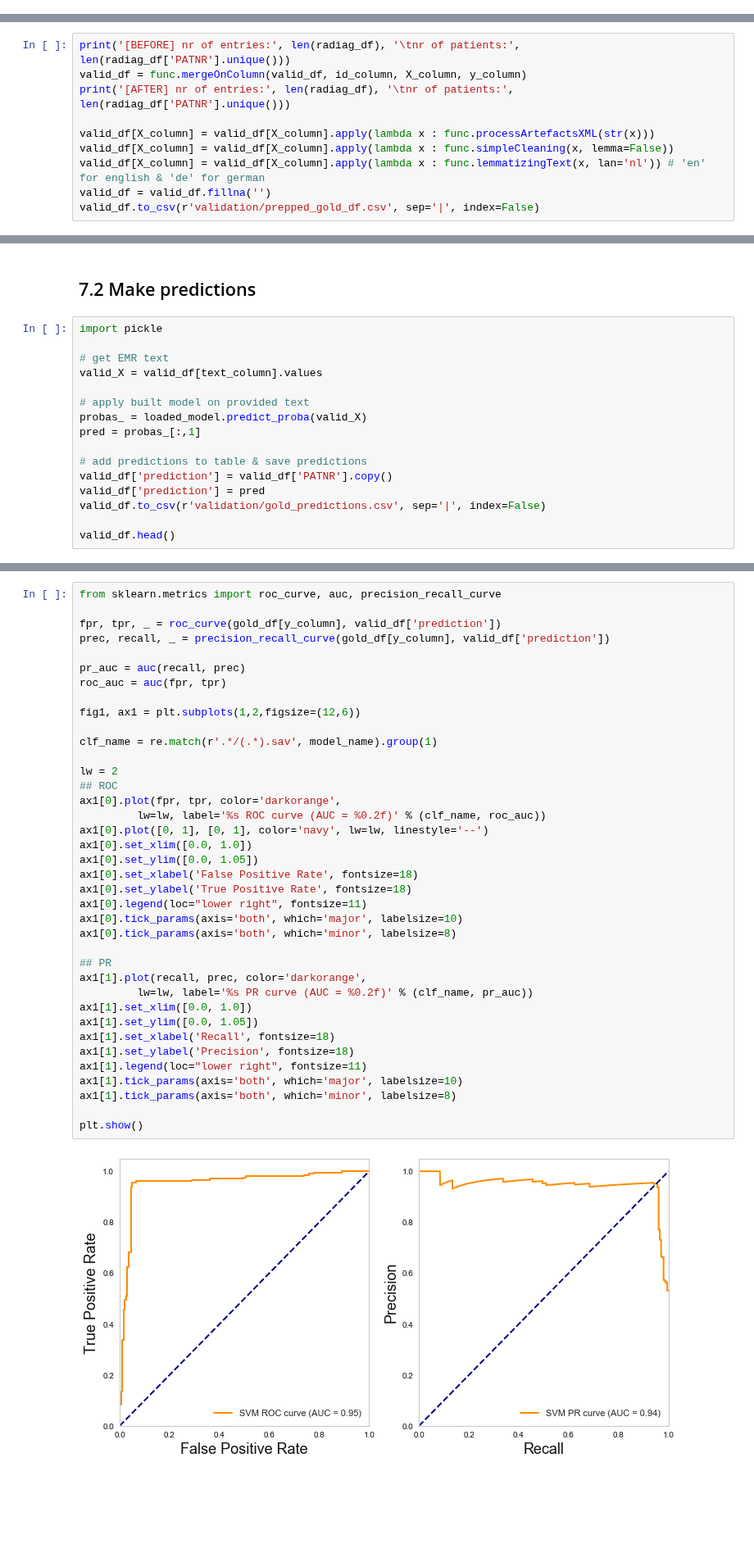
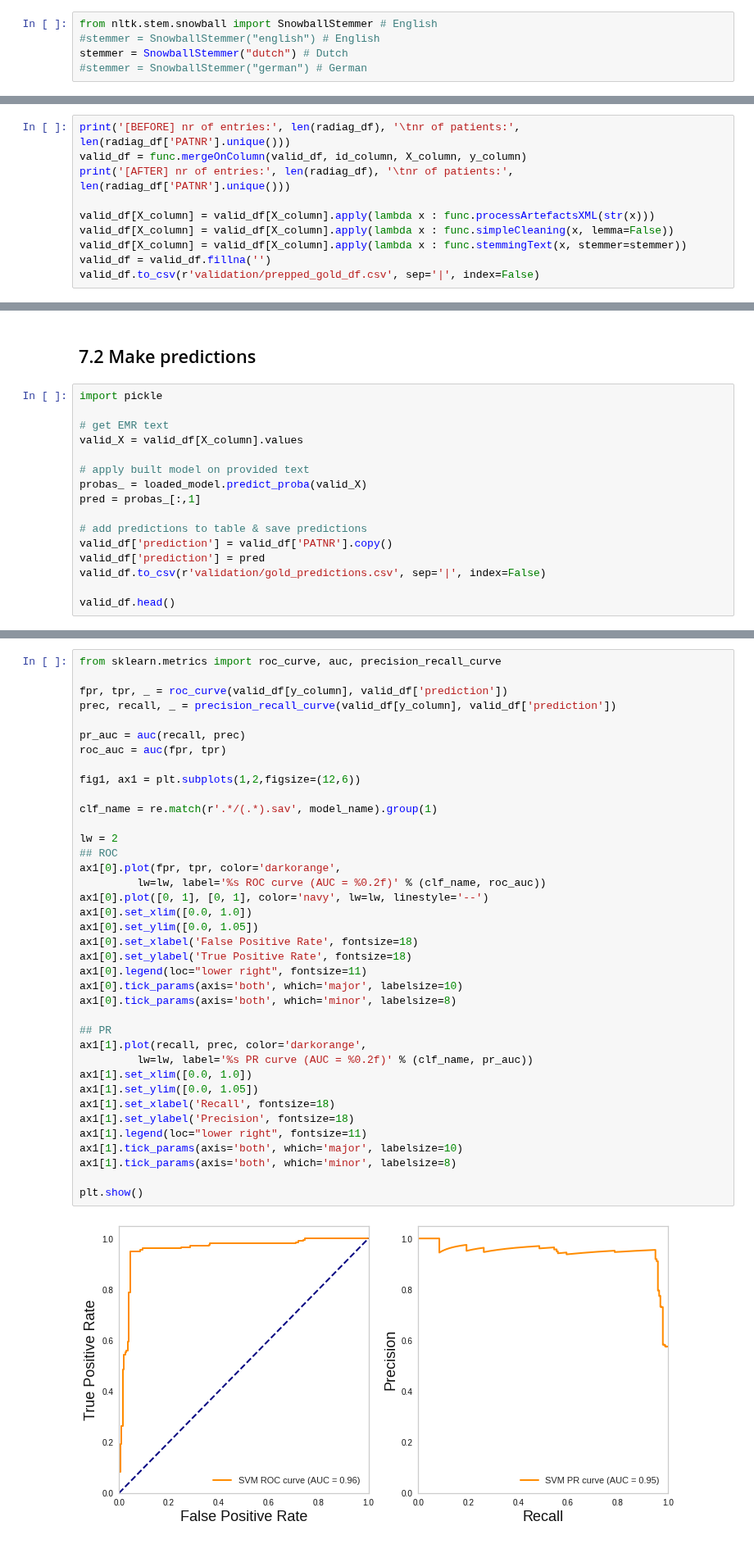
Before and after one commit to levrex/DiagnosisExtraction_ML, a Jupyter notebook: Notebook_Diagnosis_Extraction.ipynb, the cells around one changed output, grey strips where cells are left out. Shown at 82% size. Cells and saved outputs as stored; diff of their text form; blank space fills up the shorter version.

```diff
--- a/Notebook_Diagnosis_Extraction.ipynb
+++ b/Notebook_Diagnosis_Extraction.ipynb
@@ -152,0 +138,5 @@ radiag_df.to_csv(r'sample_data/autocorrect_dummydata.csv', sep='|', index=False)
+# %%
+from nltk.stem.snowball import SnowballStemmer # English
+#stemmer = SnowballStemmer("english") # English
+stemmer = SnowballStemmer("dutch") # Dutch
+#stemmer = SnowballStemmer("german") # German
@@ -586,7 +609,7 @@ print('[AFTER] nr of entries:', len(radiag_df), '\tnr of patients:', len(radiag_
 
 valid_df[X_column] = valid_df[X_column].apply(lambda x : func.processArtefactsXML(str(x)))
 valid_df[X_column] = valid_df[X_column].apply(lambda x : func.simpleCleaning(x, lemma=False))
-valid_df[X_column] = valid_df[X_column].apply(lambda x : func.lemmatizingText(x, lan='nl')) # 'en' for english & 'de' for german
+valid_df[X_column] = valid_df[X_column].apply(lambda x : func.stemmingText(x, stemmer=stemmer))
 valid_df = valid_df.fillna('')
 valid_df.to_csv(r'validation/prepped_gold_df.csv', sep='|', index=False)
 # %% [output]
@@ -598,7 +621,7 @@ valid_df.to_csv(r'validation/prepped_gold_df.csv', sep='|', index=False)
 import pickle
 
 # get EMR text
-valid_X = valid_df[text_column].values
+valid_X = valid_df[X_column].values
 
 # apply built model on provided text
 probas_ = loaded_model.predict_proba(valid_X)
@@ -625,8 +648,8 @@ Assess the performance of the model on the gold standard EHR-set by comparing th
 # %%
 from sklearn.metrics import roc_curve, auc, precision_recall_curve
 
-fpr, tpr, _ = roc_curve(gold_df[y_column], valid_df['prediction'])
-prec, recall, _ = precision_recall_curve(gold_df[y_column], valid_df['prediction'])
+fpr, tpr, _ = roc_curve(valid_df[y_column], valid_df['prediction'])
+prec, recall, _ = precision_recall_curve(valid_df[y_column], valid_df['prediction'])
 
 pr_auc = auc(recall, prec)
 roc_auc = auc(fpr, tpr)
@@ -634,34 +657,34 @@ roc_auc = auc(fpr, tpr)
 fig1, ax1 = plt.subplots(1,2,figsize=(12,6))
 
 clf_name = re.match(r'.*/(.*).sav', model_name).group(1)
 
 lw = 2
 ## ROC
 ax1[0].plot(fpr, tpr, color='darkorange',
          lw=lw, label='%s ROC curve (AUC = %0.2f)' % (clf_name, roc_auc))
 ax1[0].plot([0, 1], [0, 1], color='navy', lw=lw, linestyle='--')
 ax1[0].set_xlim([0.0, 1.0])
 ax1[0].set_ylim([0.0, 1.05])
 ax1[0].set_xlabel('False Positive Rate', fontsize=18)
 ax1[0].set_ylabel('True Positive Rate', fontsize=18)
 ax1[0].legend(loc="lower right", fontsize=11)
 ax1[0].tick_params(axis='both', which='major', labelsize=10)
 ax1[0].tick_params(axis='both', which='minor', labelsize=8)
 
 ## PR
 ax1[1].plot(recall, prec, color='darkorange',
          lw=lw, label='%s PR curve (AUC = %0.2f)' % (clf_name, pr_auc))
 ax1[1].set_xlim([0.0, 1.0])
 ax1[1].set_ylim([0.0, 1.05])
 ax1[1].set_xlabel('Recall', fontsize=18)
 ax1[1].set_ylabel('Precision', fontsize=18)
 ax1[1].legend(loc="lower right", fontsize=11)
 ax1[1].tick_params(axis='both', which='major', labelsize=10)
 ax1[1].tick_params(axis='both', which='minor', labelsize=8)
 
 plt.show()
 # %% [output]
-[figure, old version]
+[figure, new version]
 # %% [markdown]
 ## 7.4 Apply cut-off
 Visualize the corresponding confusion matrix & assess whether the classifier is able to maintain a similarly high precision/ sensitivity in the test set.
```
Also changed, not shown: parts of 40 cells of this notebook, 17 other files.
